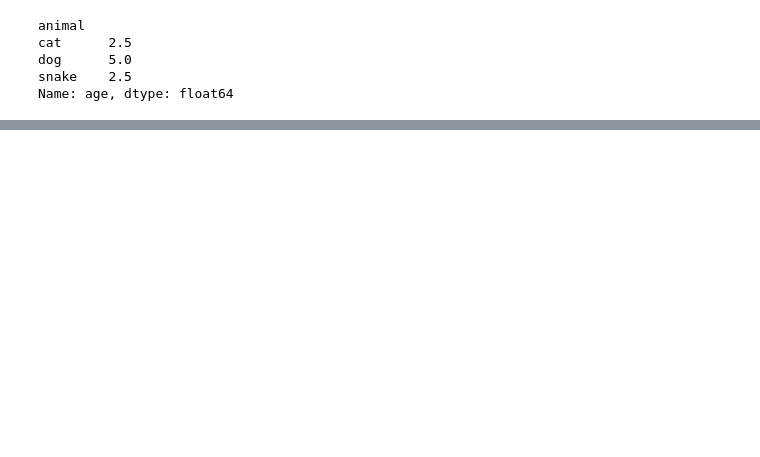
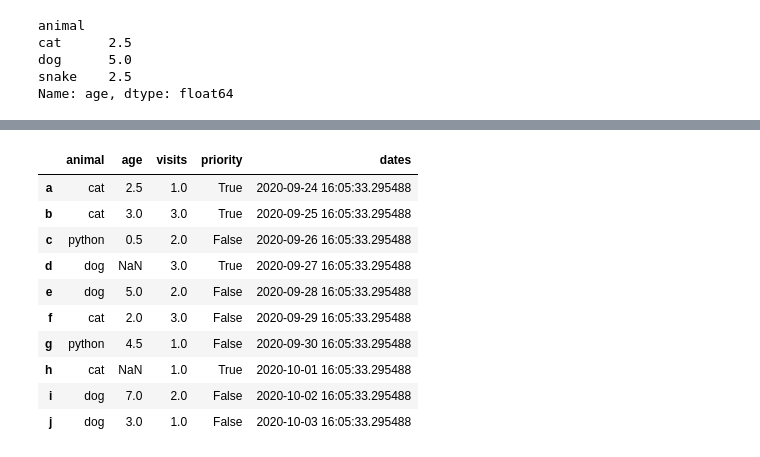
Before and after one commit to Gipbear/data-analysis, a Jupyter notebook: ch01_pandas.ipynb, the cells around one changed output, grey strips where cells are left out. Saved outputs shown, nothing was run; the diff lists cells and outputs as text; code cells hidden in the pictures; blank space fills up the shorter version.

```diff
--- a/ch01_pandas.ipynb
+++ b/ch01_pandas.ipynb
@@ -118,0 +121,4 @@ df.sort_values(by=['visits', 'age'], ascending=[True, False])
+# %%
+# 将 priority 中的值替换为布尔值
+df['priority'] = df['priority'].map({'yes': True, 'no': False})
+df['priority']
@@ -118,0 +137,16 @@ df.sort_values(by=['visits', 'age'], ascending=[True, False])
+# %%
+# 将其中的 snake 替换为 python
+df = df.replace('snake', 'python')
+df
+# %% [output]
+|  | animal | age | visits | priority | dates |
+| a | cat | 2.5 | 1.0 | True | 2020-09-24 16:05:33.295488 |
+| b | cat | 3.0 | 3.0 | True | 2020-09-25 16:05:33.295488 |
+| c | python | 0.5 | 2.0 | False | 2020-09-26 16:05:33.295488 |
+| d | dog | NaN | 3.0 | True | 2020-09-27 16:05:33.295488 |
+| e | dog | 5.0 | 2.0 | False | 2020-09-28 16:05:33.295488 |
+| f | cat | 2.0 | 3.0 | False | 2020-09-29 16:05:33.295488 |
+| g | python | 4.5 | 1.0 | False | 2020-09-30 16:05:33.295488 |
+| h | cat | NaN | 1.0 | True | 2020-10-01 16:05:33.295488 |
+| i | dog | 7.0 | 2.0 | False | 2020-10-02 16:05:33.295488 |
+| j | dog | 3.0 | 1.0 | False | 2020-10-03 16:05:33.295488 |
```
Also changed, not shown: parts of 19 cells of this notebook.
